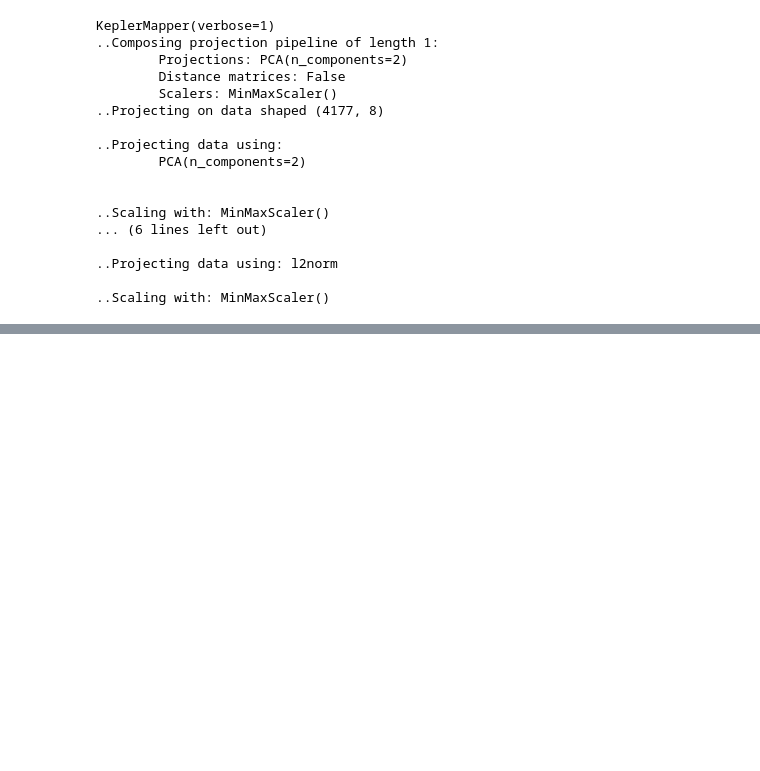
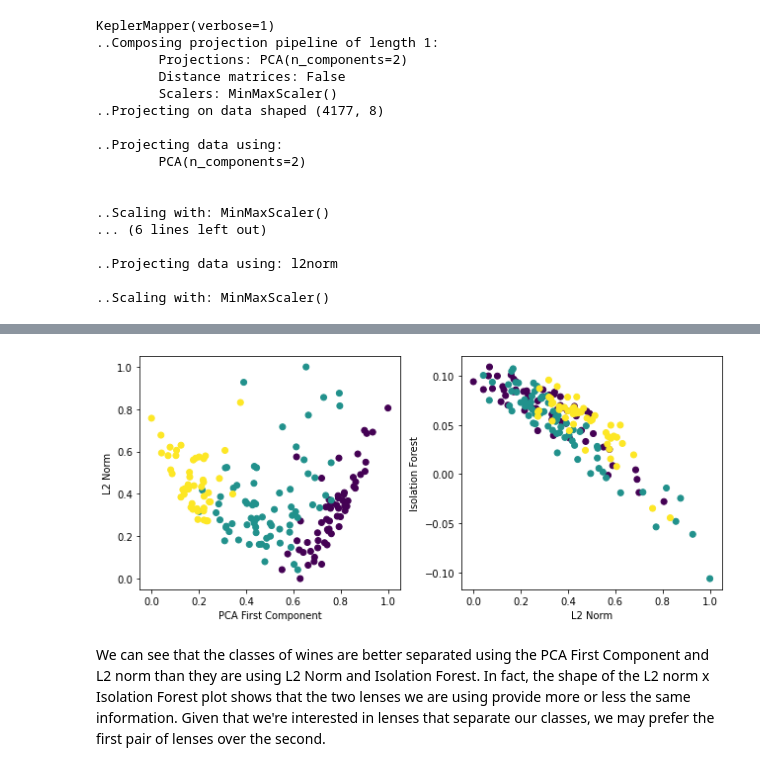
Before and after one commit to lordareicgnon/Mapper_plus, a Jupyter notebook: example.ipynb, the cells around one changed output, grey strips where cells are left out. Saved outputs shown, nothing was run; the diff lists cells and outputs as text; code cells hidden in the pictures; blank space fills up the shorter version.

```diff
--- a/example.ipynb
+++ b/example.ipynb
@@ -107,0 +87,5 @@ model.overlapping_clusters
+# %%
+#Load in dataset
+X=np.load('winestandardized.npy')
+y = np.load('wineclasses.npy')
+X.shape  #needs to be n_observations x n_parameters
@@ -107,0 +94,8 @@ model.overlapping_clusters
+# %%
+## Define some lenses: we may not use all in analysis, but let's demonstrate some options
+mapper = km.KeplerMapper(verbose=1)
+lens1 = mapper.fit_transform(X,projection=PCA(n_components=1))
+lens2 = mapper.fit_transform(X,projection='l2norm')
+isomodel = ensemble.IsolationForest(random_state=1729)
+isomodel.fit(X)
+lens3 = isomodel.decision_function(X).reshape((X.shape[0], 1))
@@ -107,0 +120,19 @@ model.overlapping_clusters
+# %%
+##This is a version of the 'Choosing a Lens' code from the Kepler Mapper docmentation that is really helpful
+##The keplermapper version can be found here: https://kepler-mapper.scikit-tda.org/en/latest/notebooks/Cancer-demo.html
+
+fig, axs = plt.subplots(1,2, figsize=(9,4))
+axs[0].scatter(lens1,lens2, c = y.reshape(-1,1), alpha=1)
+axs[0].set_xlabel('PCA First Component')
+axs[0].set_ylabel('L2 Norm')
+
+axs[1].scatter(lens2,lens3, c = y.reshape(-1,1), alpha=1)
+axs[1].set_xlabel('L2 Norm')
+axs[1].set_ylabel('Isolation Forest')
+
+plt.tight_layout()
+plt.show()
+# %% [output]
+[figure, added]
+# %% [markdown]
+We can see that the classes of wines are better separated using the PCA First Component and L2 norm than they are using L2 Norm and Isolation Forest. In fact, the shape of the L2 norm x Isolation Forest plot shows that the two lenses we are using provide more or less the same information. Given that we're interested in lenses that separate our classes, we may prefer the first pair of lenses over the second.
```
Also changed, not shown: parts of 12 cells of this notebook.
